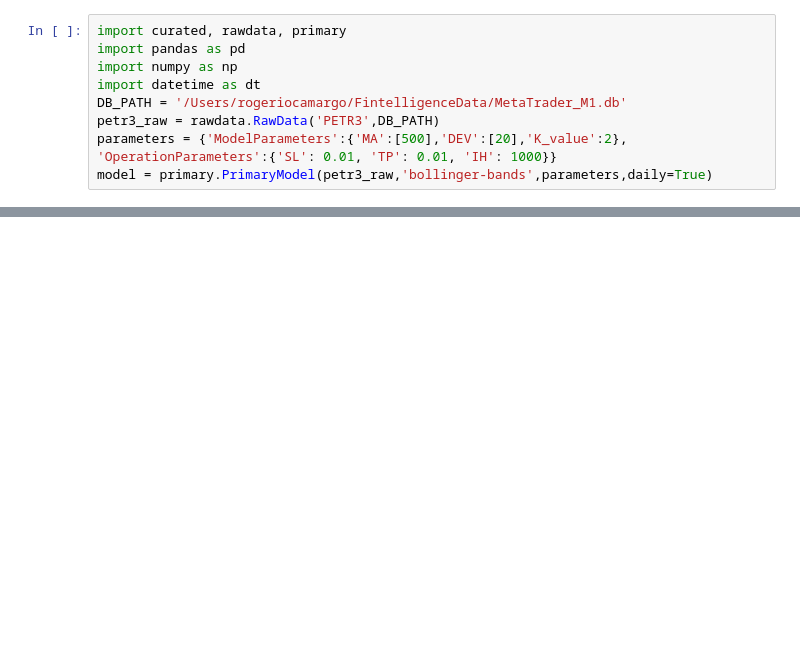
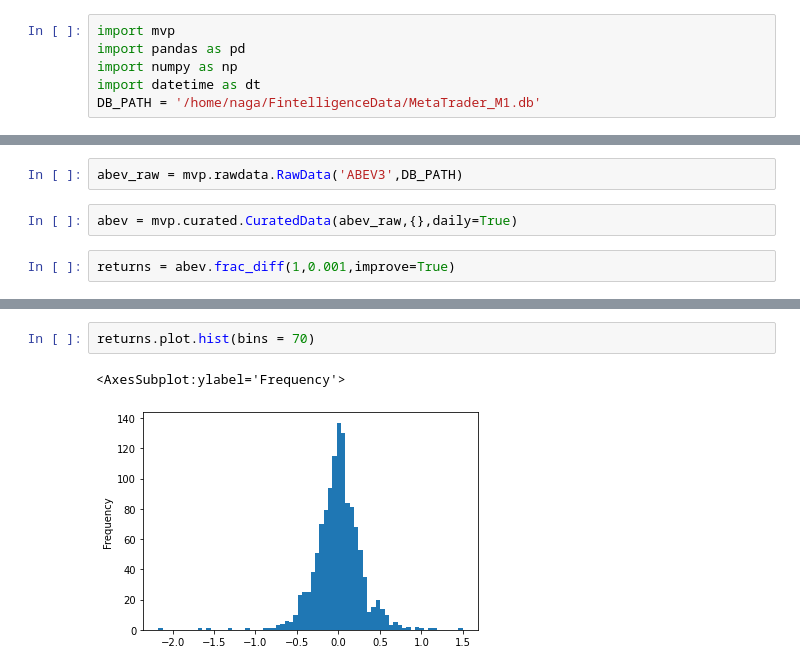
Before and after one commit to Fintellingence/MVP, a Jupyter notebook: mvp/notebooks/bollinger_dev.ipynb, the cells around one changed output, grey strips where cells are left out. Cells and saved outputs as stored; diff of their text form; blank space fills up the shorter version.

```diff
--- a/mvp/notebooks/bollinger_dev.ipynb
+++ b/mvp/notebooks/bollinger_dev.ipynb
@@ -1,9 +1,6 @@
 # %%
-import curated, rawdata, primary
+import mvp
 import pandas as pd
 import numpy as np
 import datetime as dt
-DB_PATH = '/Users/rogeriocamargo/FintelligenceData/MetaTrader_M1.db'
-petr3_raw = rawdata.RawData('PETR3',DB_PATH)
-parameters = {'ModelParameters':{'MA':[500],'DEV':[20],'K_value':2}, 'OperationParameters':{'SL': 0.01, 'TP': 0.01, 'IH': 1000}}
-model = primary.PrimaryModel(petr3_raw,'bollinger-bands',parameters,daily=True)
+DB_PATH = '/home/naga/FintelligenceData/MetaTrader_M1.db'
@@ -13,0 +31,6 @@ model.events_bollinger()
+# %%
+abev_raw = mvp.rawdata.RawData('ABEV3',DB_PATH)
+# %%
+abev = mvp.curated.CuratedData(abev_raw,{},daily=True)
+# %%
+returns = abev.frac_diff(1,0.001,improve=True)
@@ -13,0 +53,5 @@ model.events_bollinger()
+# %%
+returns.plot.hist(bins = 70)
+# %% [output]
+<AxesSubplot:ylabel='Frequency'>
+[figure, added]
```
Also changed, not shown: parts of 13 cells of this notebook, 2 other files.
